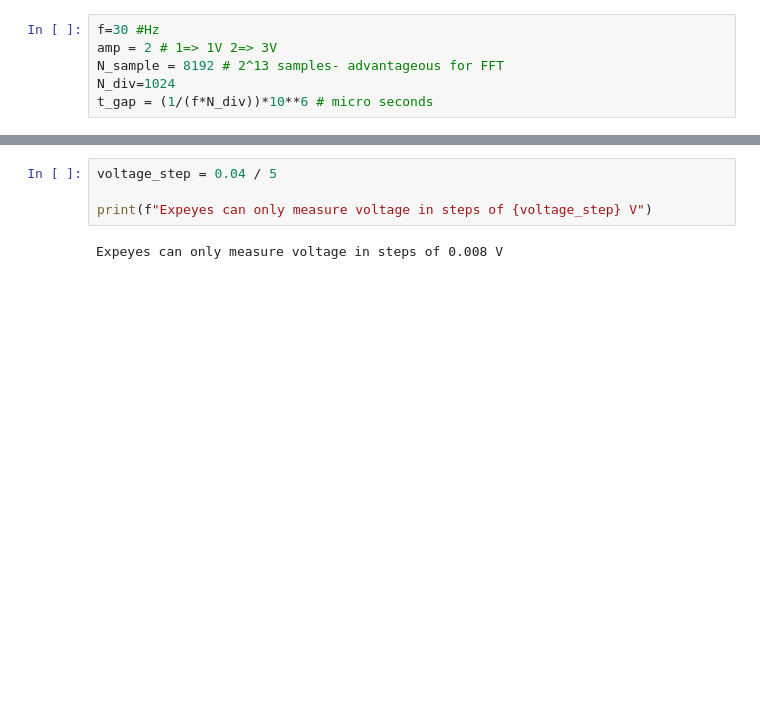
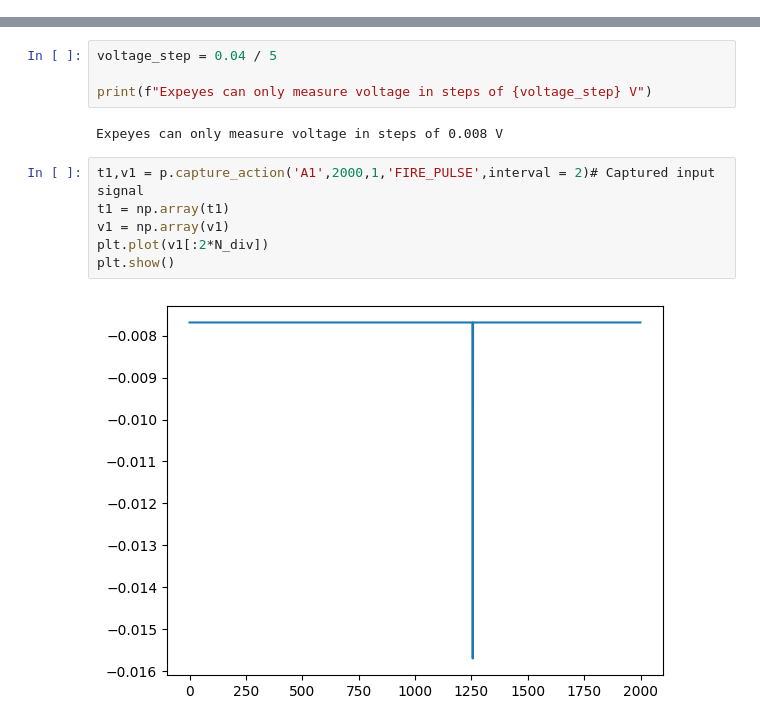
Before and after one commit to AdhilshaA/Lockin_expeyes, a Jupyter notebook: codes/FnGen_Expeyes_trial.ipynb, the cells around one changed output, grey strips where cells are left out. Drawn from its saved outputs; the diff is of its cells as text; blank space fills up the shorter version.

```diff
--- a/codes/FnGen_Expeyes_trial.ipynb
+++ b/codes/FnGen_Expeyes_trial.ipynb
@@ -7,9 +7,3 @@ import math as m
 import time
 import matplotlib.pyplot as plt
 from scipy.fft import fft, ifft,fftfreq, fftshift
-# %%
-f=30 #Hz
-amp = 2 # 1=> 1V 2=> 3V
-N_sample = 8192 # 2^13 samples- advantageous for FFT
-N_div=1024
-t_gap = (1/(f*N_div))*10**6 # micro seconds
@@ -46,3 +96,11 @@ voltage_step = 0.04 / 5
 print(f"Expeyes can only measure voltage in steps of {voltage_step} V")
 # %% [output]
 Expeyes can only measure voltage in steps of 0.008 V
+# %%
+t1,v1 = p.capture_action('A1',2000,1,'FIRE_PULSE',interval = 2)# Captured input signal
+t1 = np.array(t1)
+v1 = np.array(v1)
+plt.plot(v1[:2*N_div])
+plt.show()
+# %% [output]
+[figure, added]
```
Also changed, not shown: parts of 5 cells of this notebook, 3 other files.
